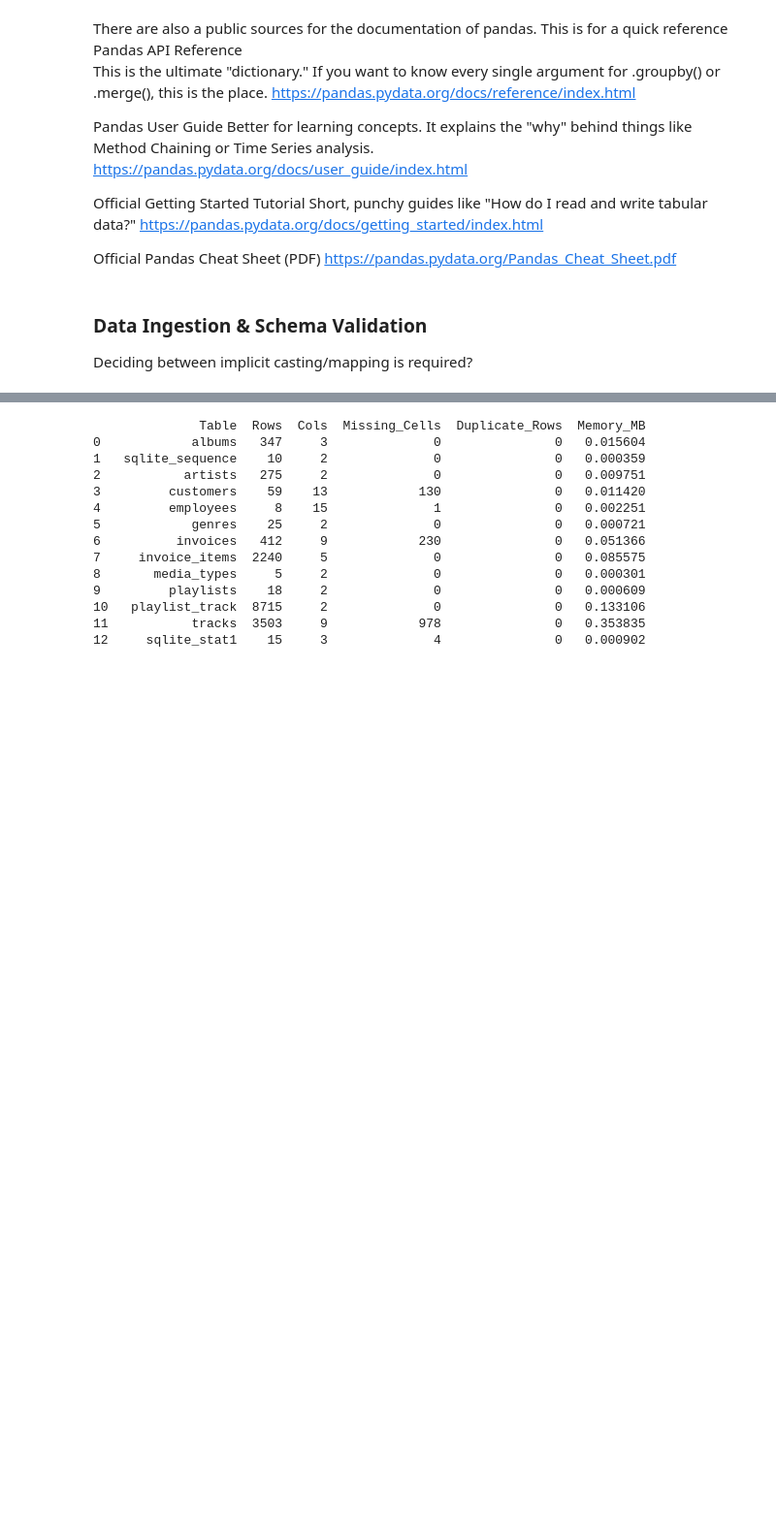
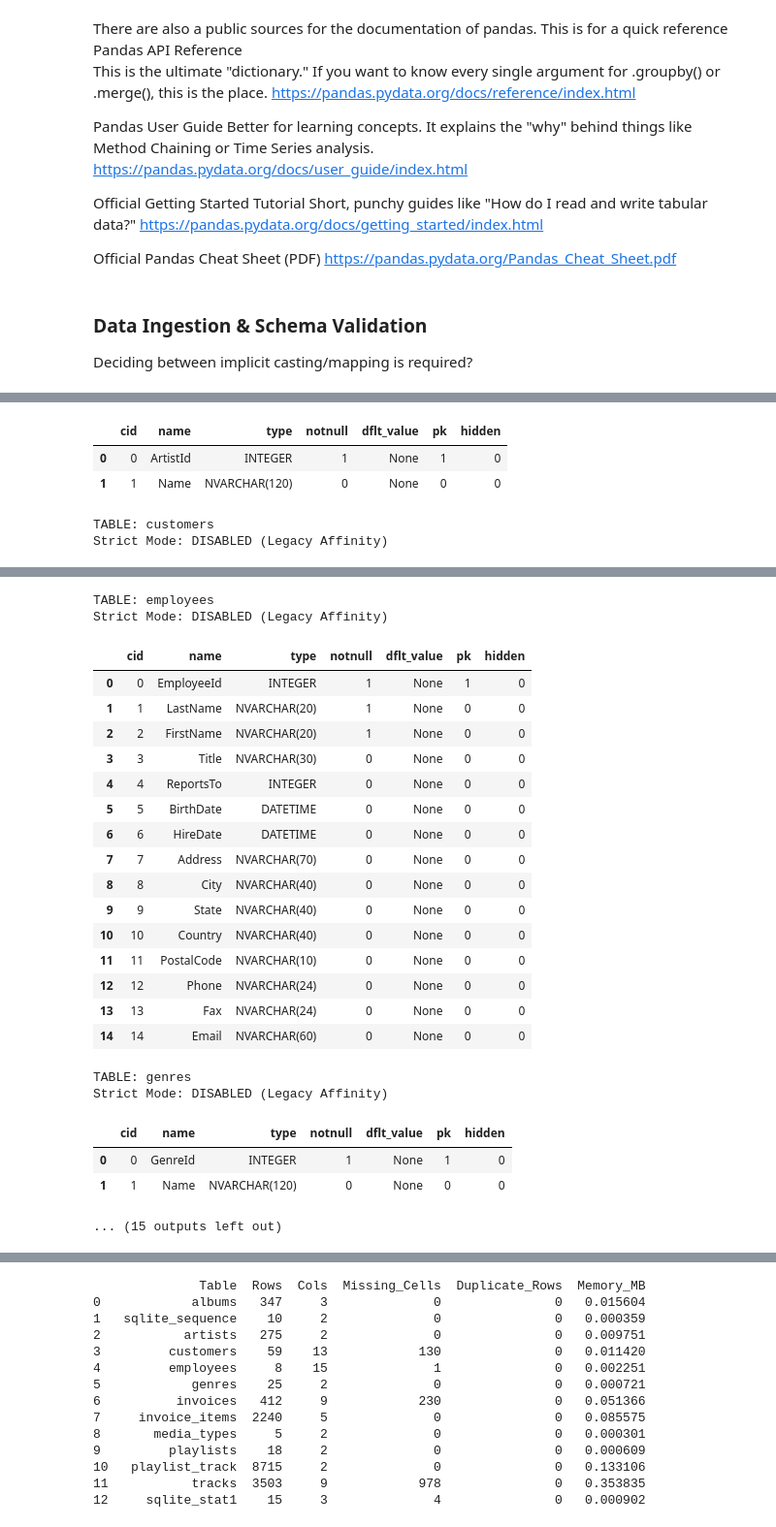
Before and after one commit to CatoYang/AIAP-Assessments, a Jupyter notebook: Syntax Practice.ipynb, the cells around one changed output, grey strips where cells are left out. Shown at 97% size. Saved outputs shown, nothing was run; the diff lists cells and outputs as text; code cells hidden in the pictures; blank space fills up the shorter version.

```diff
--- a/Syntax Practice.ipynb
+++ b/Syntax Practice.ipynb
@@ -34,3 +34,54 @@ from sklearn.feature_selection import mutual_info_classif ,mutual_info_regressio
 # %% [markdown]
 ### Data Ingestion & Schema Validation
 Deciding between implicit casting/mapping is required?
+# %%
+# Connect to thedatabase
+db_path = 'data/chinook.db'
+conn = sqlite3.connect(db_path)
+
+def deep_audit_database(conn):
+    print("=== 1. GLOBAL SECURITY & INTEGRITY FLAGS ===")
+    # Check if foreign keys are actually being blocked/enforced
+    fk_enforced = conn.execute("PRAGMA foreign_keys;").fetchone()[0]
+    # Check if the schema is in 'writable' mode (dangerous for tampering)
+    writable = conn.execute("PRAGMA writable_schema;").fetchone()[0]
+    # Check internal versioning
+    schema_ver = conn.execute("PRAGMA schema_version;").fetchone()[0]
+    # Physical integrity check
+    integrity = conn.execute("PRAGMA integrity_check;").fetchone()[0]
+
+    print(f"Foreign Key Enforcement: {'ACTIVE' if fk_enforced else 'DISABLED'}")
+    print(f"Writable Schema (Risk):  {'DANGEROUS' if writable else 'SECURE'}")
+    print(f"Schema Version:          {schema_ver}")
+    print(f"Physical Integrity:      {integrity}")
+    print("-" * 45)
+
+    # 2. Get all objects including tables, views, and triggers
+    objects = pd.read_sql_query("SELECT type, name, sql FROM sqlite_master;", conn)
+
+    print("\n=== 2. TABLE-LEVEL AUDIT (STRICTNESS & HIDDEN COLS) ===")
+    for _, row in objects[objects['type'] == 'table'].iterrows():
+        table_name = row['name']
+        sql_statement = row['sql'] if row['sql'] else ""
+
+        # Check for the STRICT keyword in the SQL definition
+        is_strict = "STRICT" in sql_statement.upper()
+
+        print(f"\nTABLE: {table_name}")
+        print(f"Strict Mode: {'ENABLED' if is_strict else 'DISABLED (Legacy Affinity)'}")
+
+        # Using table_xinfo to catch hidden/system columns
+        cols = pd.read_sql_query(f"PRAGMA table_xinfo('{table_name}');", conn)
+        display(cols)
+
+    # 3. Check for Triggers (Secret tampering logic)
+    triggers = objects[objects['type'] == 'trigger']
+    if not triggers.empty:
+        print("\n=== 3. ACTIVE TRIGGERS (Automated Data Modification) ===")
+        display(triggers[['name', 'sql']])
+    else:
+        print("\n=== 3. NO HIDDEN TRIGGERS FOUND ===")
+
+deep_audit_database(conn)
+conn.close()
+# %% [output]
@@ -36,0 +110,5 @@ Deciding between implicit casting/mapping is required?
+|  | cid | name | type | notnull | dflt_value | pk | hidden |
+| 0 | 0 | ArtistId | INTEGER | 1 | None | 1 | 0 |
+| 1 | 1 | Name | NVARCHAR(120) | 0 | None | 0 | 0 |
+TABLE: customers
+Strict Mode: DISABLED (Legacy Affinity)
@@ -37,3 +129,27 @@ Deciding between implicit casting/mapping is required?
+TABLE: employees
+Strict Mode: DISABLED (Legacy Affinity)
+|  | cid | name | type | notnull | dflt_value | pk | hidden |
+| 0 | 0 | EmployeeId | INTEGER | 1 | None | 1 | 0 |
+| 1 | 1 | LastName | NVARCHAR(20) | 1 | None | 0 | 0 |
+| 2 | 2 | FirstName | NVARCHAR(20) | 1 | None | 0 | 0 |
+| 3 | 3 | Title | NVARCHAR(30) | 0 | None | 0 | 0 |
+| 4 | 4 | ReportsTo | INTEGER | 0 | None | 0 | 0 |
+| 5 | 5 | BirthDate | DATETIME | 0 | None | 0 | 0 |
+| 6 | 6 | HireDate | DATETIME | 0 | None | 0 | 0 |
+| 7 | 7 | Address | NVARCHAR(70) | 0 | None | 0 | 0 |
+| 8 | 8 | City | NVARCHAR(40) | 0 | None | 0 | 0 |
+| 9 | 9 | State | NVARCHAR(40) | 0 | None | 0 | 0 |
+| 10 | 10 | Country | NVARCHAR(40) | 0 | None | 0 | 0 |
+| 11 | 11 | PostalCode | NVARCHAR(10) | 0 | None | 0 | 0 |
+| 12 | 12 | Phone | NVARCHAR(24) | 0 | None | 0 | 0 |
+| 13 | 13 | Fax | NVARCHAR(24) | 0 | None | 0 | 0 |
+| 14 | 14 | Email | NVARCHAR(60) | 0 | None | 0 | 0 |
+TABLE: genres
+Strict Mode: DISABLED (Legacy Affinity)
+|  | cid | name | type | notnull | dflt_value | pk | hidden |
+| 0 | 0 | GenreId | INTEGER | 1 | None | 1 | 0 |
+| 1 | 1 | Name | NVARCHAR(120) | 0 | None | 0 | 0 |
+... (15 outputs left out)
 # %%
 # Connect to the SQLite database
 conn = sqlite3.connect('data/chinook.db')
```
Also changed, not shown: parts of 3 cells of this notebook.
